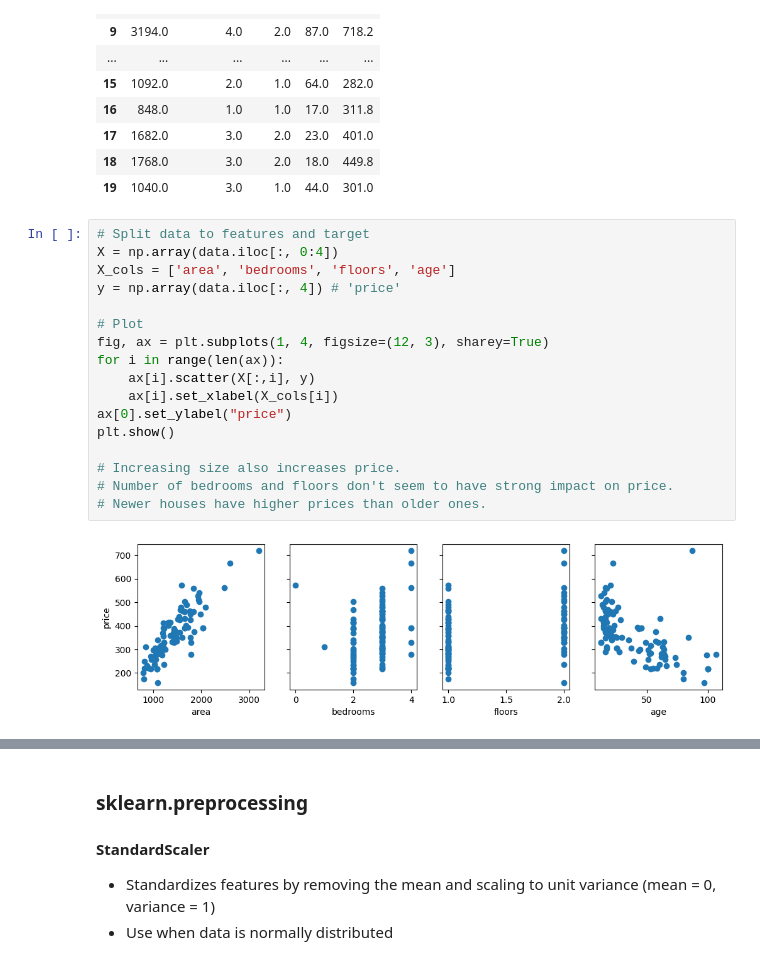
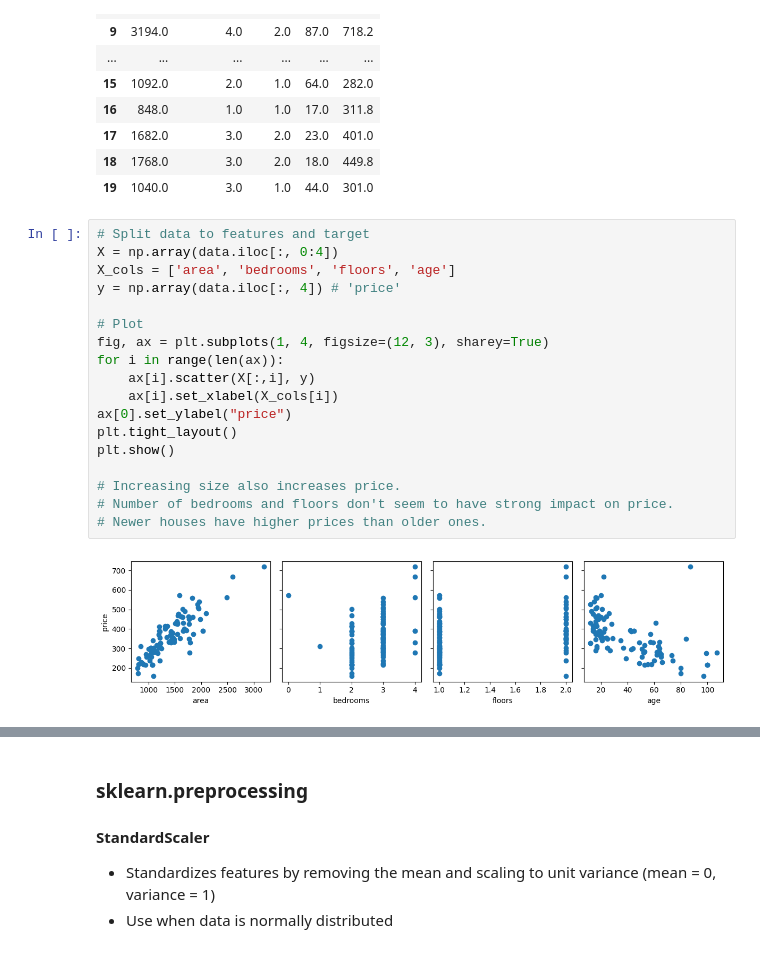
Before and after one commit to marslatt/ML-AI-notes, a Jupyter notebook: courses/3.08_Feature scaling.ipynb, the cells around one changed output, grey strips where cells are left out. Drawn from its saved outputs; the diff is of its cells as text.

```diff
--- a/courses/3.08_Feature scaling.ipynb
+++ b/courses/3.08_Feature scaling.ipynb
@@ -62,22 +62,23 @@ data.head(20)
 # %%
 # Split data to features and target
 X = np.array(data.iloc[:, 0:4])
 X_cols = ['area', 'bedrooms', 'floors', 'age']
 y = np.array(data.iloc[:, 4]) # 'price'
 
 # Plot
 fig, ax = plt.subplots(1, 4, figsize=(12, 3), sharey=True)
 for i in range(len(ax)):
     ax[i].scatter(X[:,i], y)
     ax[i].set_xlabel(X_cols[i])
 ax[0].set_ylabel("price")
+plt.tight_layout()
 plt.show()
 
 # Increasing size also increases price.
 # Number of bedrooms and floors don't seem to have strong impact on price.
 # Newer houses have higher prices than older ones.
 # %% [output]
-[figure, old version]
+[figure, new version]
 # %%
 # Find the mean of each feature (i.e. per column) with shape (n,)
 mu = np.mean(X, axis=0)
```
Also changed, not shown: parts of 2 cells of this notebook, 1 other file.
